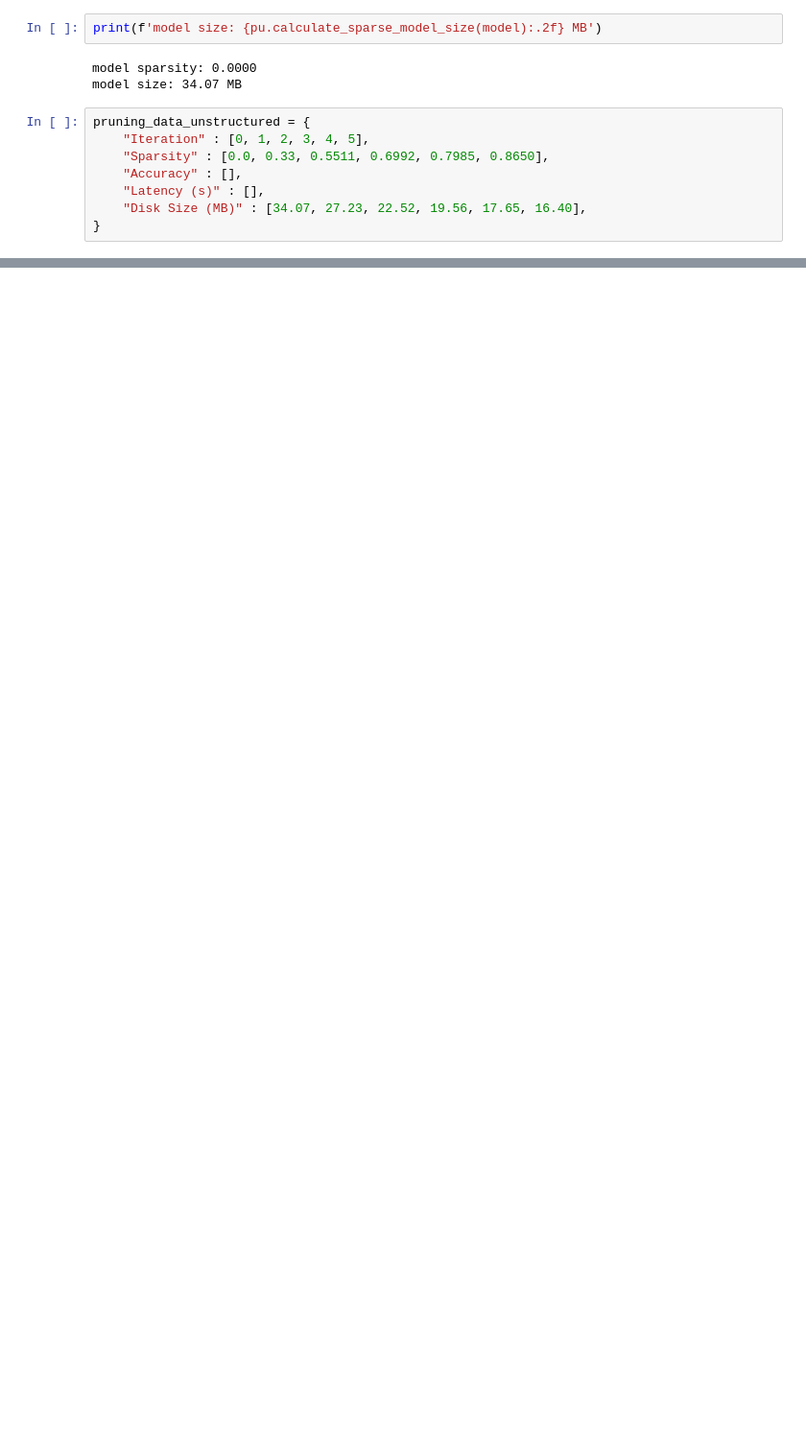
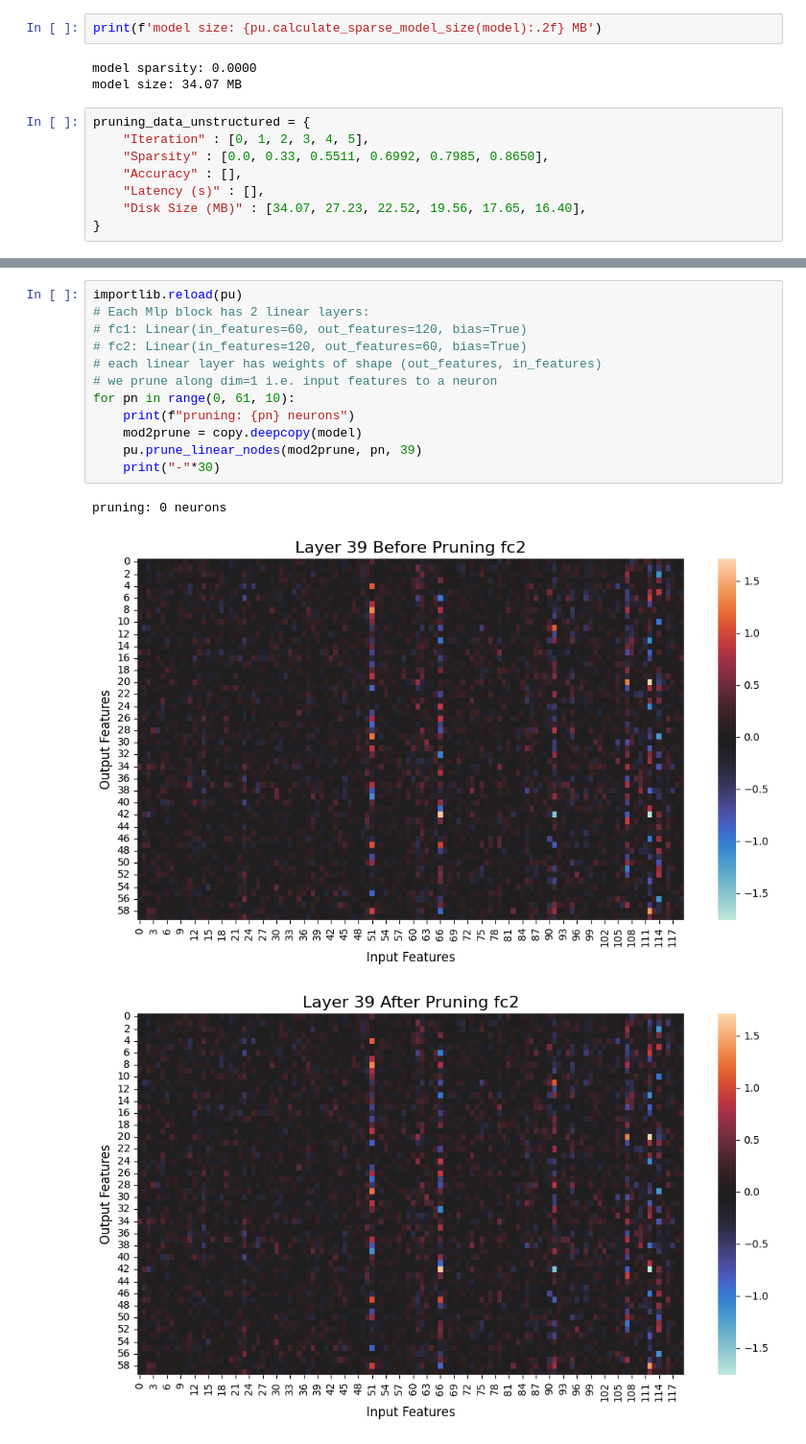
Before and after one commit to vbhasin999/SwinIR-experiments, a Jupyter notebook: pruning.ipynb, the cells around one changed output, grey strips where cells are left out. Shown at 96% size. Drawn from its saved outputs; the diff is of its cells as text; blank space fills up the shorter version.

```diff
--- a/pruning.ipynb
+++ b/pruning.ipynb
@@ -144,0 +187,16 @@ pruning_data_unstructured = {
+# %%
+importlib.reload(pu)
+# Each Mlp block has 2 linear layers:
+# fc1: Linear(in_features=60, out_features=120, bias=True)
+# fc2: Linear(in_features=120, out_features=60, bias=True)
+# each linear layer has weights of shape (out_features, in_features)
+# we prune along dim=1 i.e. input features to a neuron
+for pn in range(0, 61, 10):
+    print(f"pruning: {pn} neurons")
+    mod2prune = copy.deepcopy(model)
+    pu.prune_linear_nodes(mod2prune, pn, 39)
+    print("-"*30)
+# %% [output]
+pruning: 0 neurons
+[figure, added]
+[figure, added]
```
Also changed, not shown: parts of 9 cells of this notebook, 15 other files.
